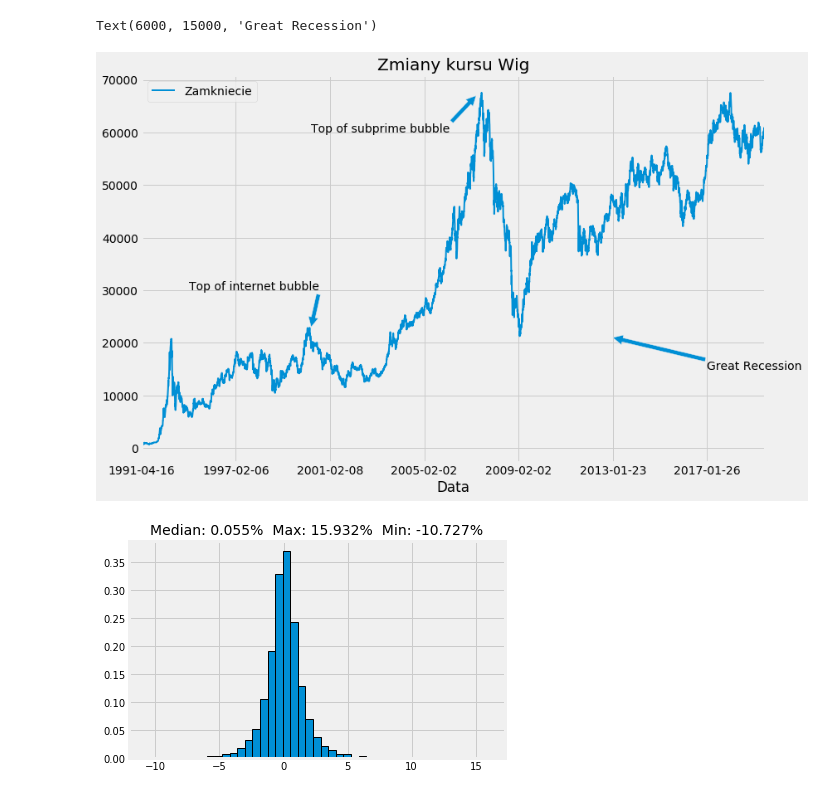
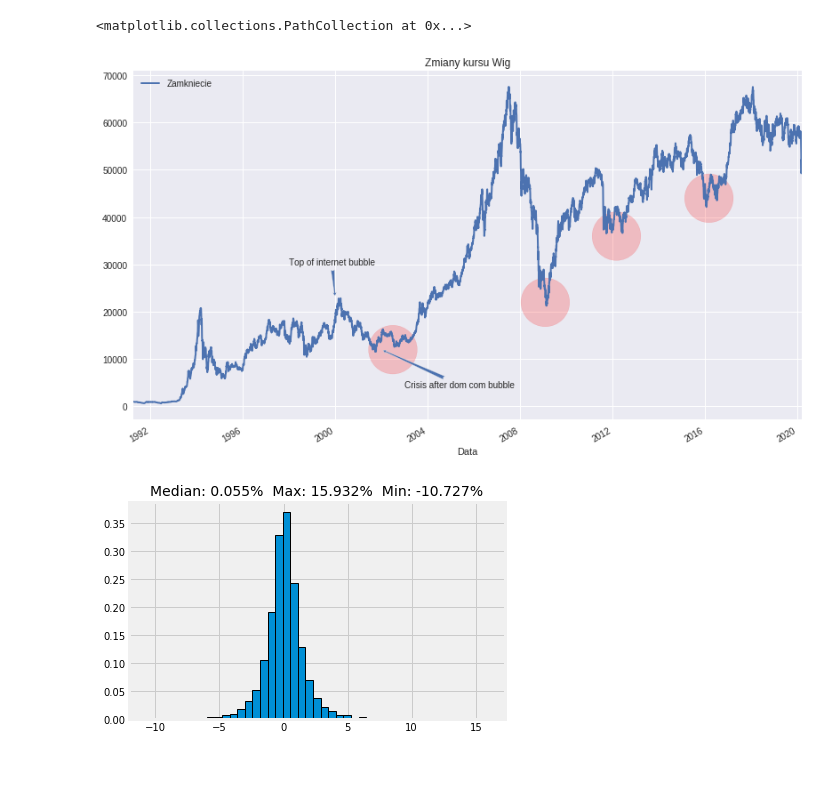
Before and after one commit to Bounty1993/stock-analysis, a Jupyter notebook: index_analysis.ipynb, the cells around one changed output. Cells and saved outputs as stored; diff of their text form; code cells hidden in the pictures; blank space fills up the shorter version.

```diff
--- a/index_analysis.ipynb
+++ b/index_analysis.ipynb
@@ -3,22 +3,34 @@ import pandas as pd
 import numpy as np
 import matplotlib.pyplot as plt
 
-plt.style.use('fivethirtyeight')
+plt.style.use('seaborn')
 # %%
-wig_df = pd.read_csv('wig.csv')
+wig_df = pd.read_csv('wig_d.csv', parse_dates=['Data'])
 # %%
 wig_df['day_change'] = ((wig_df['Zamkniecie'] / wig_df['Zamkniecie'].shift(1) ) - 1 ) * 100
-# %%
-wig_df.plot(x='Data', y='Zamkniecie', linewidth=2, figsize=[12, 8])
-ax = plt.gca()
-ax.set_title('Zmiany kursu Wig')
-
-ax.annotate('Top of internet bubble', xy=[1800,23000], xytext=[500, 30000], arrowprops={'width': 5})
-ax.annotate('Top of subprime bubble', xy=[3550, 67000], xytext=[1800, 60000], arrowprops={'width': 5})
-ax.annotate('Great Recession', xy=[5000, 21000], xytext=[6000, 15000], arrowprops={'width': 5})
-# %% [output]
-Text(6000, 15000, 'Great Recession')
-[figure, removed]
+# %%
+ax = plt.axes()
+wig_df.plot(x='Data', y='Zamkniecie', linewidth=2, figsize=[12, 8], ax=ax)
+ax.set_title('Zmiany kursu Wig')
+
+arrow_props = {'arrowstyle': 'fancy'}
+annotates = [
+    ['Top of internet bubble', [pd.Timestamp(2000, 1, 1),23000], [pd.Timestamp(1998, 1, 1), 30000]],
+    ['Crisis after dom com bubble', [pd.Timestamp(2002, 1, 1), 12000], [pd.Timestamp(2003,1,1), 4000]]
+]
+for row in annotates:
+    ax.annotate(row[0], xy=row[1], xytext=row[2], arrowprops=arrow_props)
+
+extra_dots = np.array([
+    [pd.Timestamp(2002, 7, 1), 12000, 'red'],
+    [pd.Timestamp(2009, 2, 1), 22000, 'red'],
+    [pd.Timestamp(2012, 3, 1), 36000, 'red'],
+    [pd.Timestamp(2016, 3, 1), 44000, 'red'],
+])
+ax.scatter(extra_dots[:, 0], extra_dots[:,1], s=3000, alpha=0.2, c=extra_dots[:,2])
+# %% [output]
+<matplotlib.collections.PathCollection at 0x...>
+[figure, added]
 # %%
 mediana = wig_df['day_change'].median()
 maximum = wig_df['day_change'].max()
```
Also changed, not shown: 2 other files.
